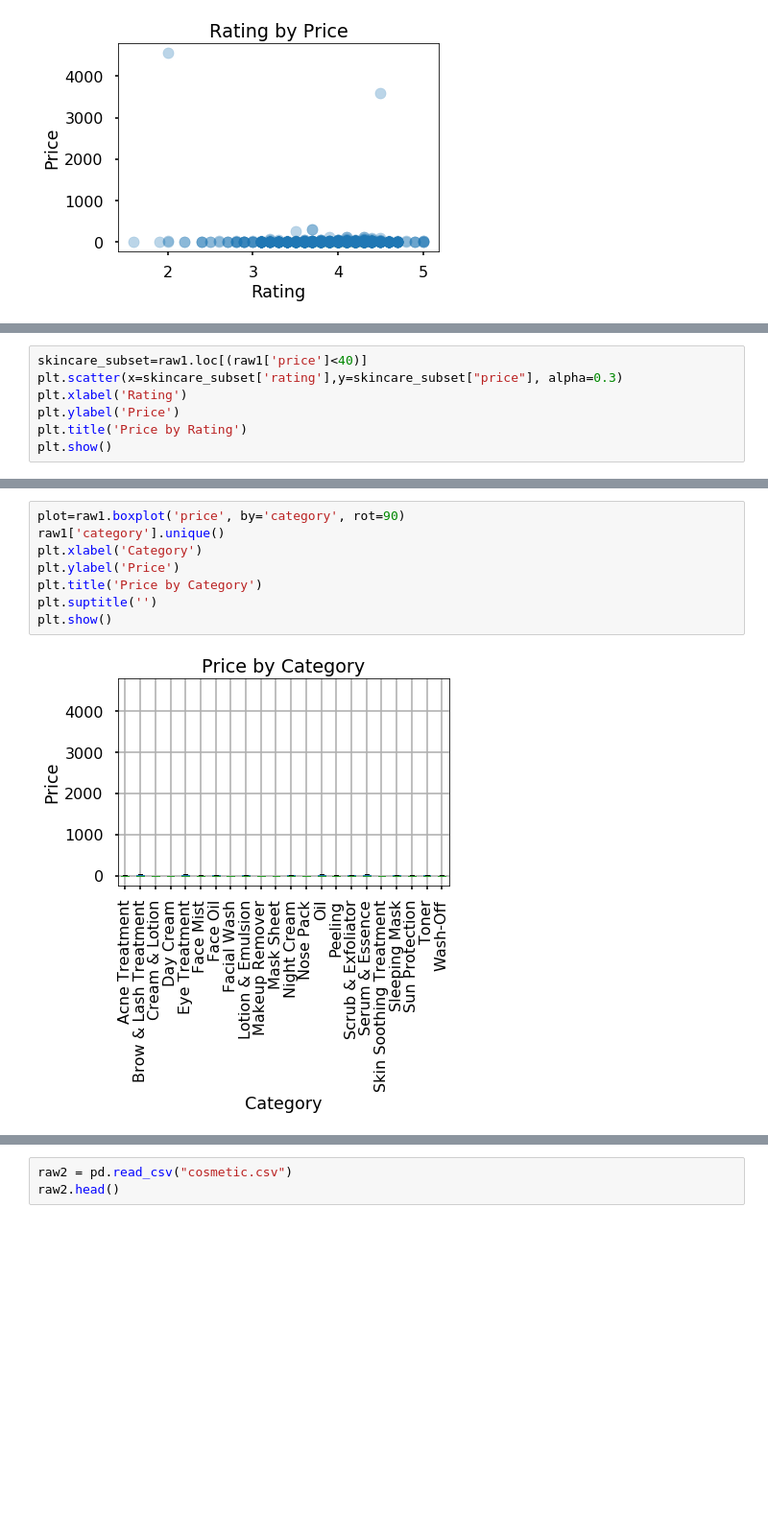
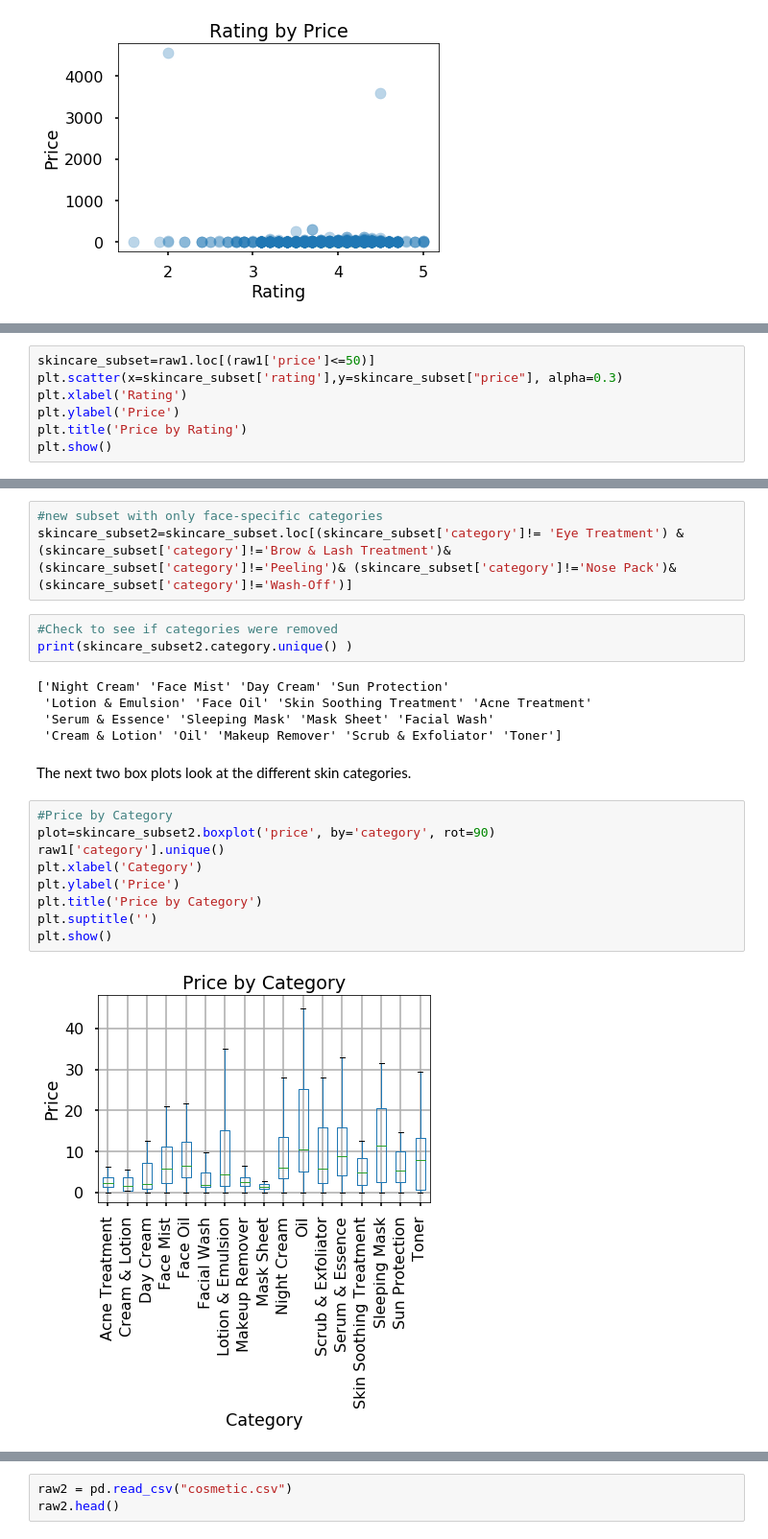
Before and after one commit to elitagao/info2950, a Jupyter notebook: INFO2950 Project.ipynb, the cells around one changed output, grey strips where cells are left out. Shown at 96% size. Drawn from its saved outputs; the diff is of its cells as text; blank space fills up the shorter version.

```diff
--- a/INFO2950 Project.ipynb
+++ b/INFO2950 Project.ipynb
@@ -64,5 +88,5 @@ plt.show()
 # %%
-skincare_subset=raw1.loc[(raw1['price']<40)]
+skincare_subset=raw1.loc[(raw1['price']<=50)]
 plt.scatter(x=skincare_subset['rating'],y=skincare_subset["price"], alpha=0.3)
 plt.xlabel('Rating')
 plt.ylabel('Price')
@@ -73,11 +108,25 @@ plt.show()
+# %%
+#new subset with only face-specific categories
+skincare_subset2=skincare_subset.loc[(skincare_subset['category']!= 'Eye Treatment') & (skincare_subset['category']!='Brow & Lash Treatment')& (skincare_subset['category']!='Peeling')& (skincare_subset['category']!='Nose Pack')& (skincare_subset['category']!='Wash-Off')]
+# %%
+#Check to see if categories were removed
+print(skincare_subset2.category.unique() )
+# %% [output]
+['Night Cream' 'Face Mist' 'Day Cream' 'Sun Protection'
+ 'Lotion & Emulsion' 'Face Oil' 'Skin Soothing Treatment' 'Acne Treatment'
+ 'Serum & Essence' 'Sleeping Mask' 'Mask Sheet' 'Facial Wash'
+ 'Cream & Lotion' 'Oil' 'Makeup Remover' 'Scrub & Exfoliator' 'Toner']
+# %% [markdown]
+The next two box plots look at the different skin categories.
 # %%
-plot=raw1.boxplot('price', by='category', rot=90)
+#Price by Category
+plot=skincare_subset2.boxplot('price', by='category', rot=90)
 raw1['category'].unique()
 plt.xlabel('Category')
 plt.ylabel('Price')
 plt.title('Price by Category')
 plt.suptitle('')
 plt.show()
 # %% [output]
-[figure, old version]
+[figure, new version]
 # %%
```
Also changed, not shown: parts of 8 cells of this notebook.
